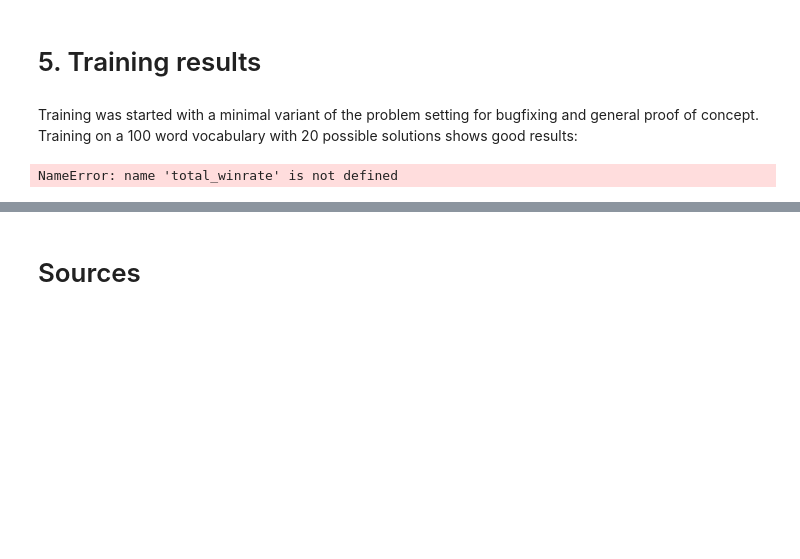
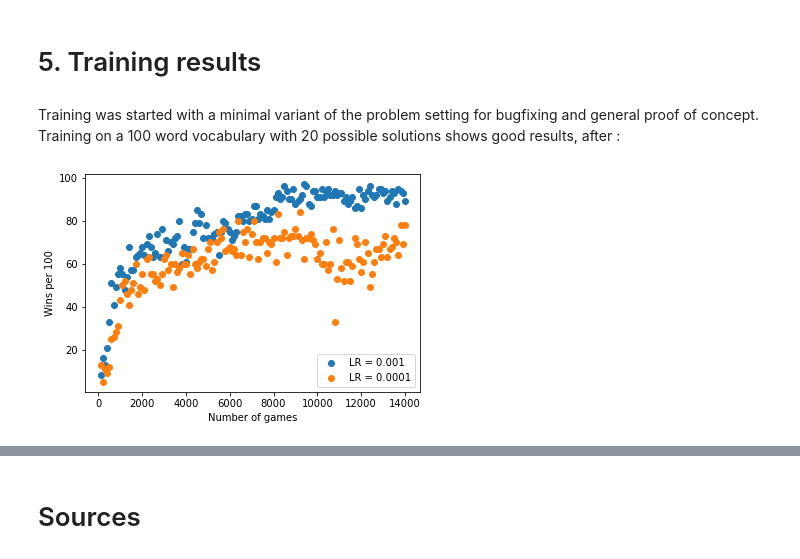
Before and after one commit to hanssssssssssssss/wordleRL, a Jupyter notebook: wordleRL.ipynb, the cells around one changed output, grey strips where cells are left out. Cells and saved outputs as stored; diff of their text form; code cells hidden in the pictures; blank space fills up the shorter version.

Commit message:
stats

```diff
--- a/wordleRL.ipynb
+++ b/wordleRL.ipynb
@@ -108,27 +108,26 @@ This allows for a model with one of the following two ways to predict the next a
     &rarr; Allows warm-starting of agents for larger vocabulary
 # %% [markdown]
 # 5. Training results
-# %% [markdown]
-Training was started with a minimal variant of the problem setting for bugfixing and general proof of concept. Training on a 100 word vocabulary with 20 possible solutions shows good results:
 # %%
 import csv
 import numpy as np
 from matplotlib import pyplot as plt
 
-n_games = []
-recent_wins = []
-total_winrate = []
+def stats_plotter(paths, labels=None):
+    for i in range(0, len(paths)):
+        n_games = []
+        recent_wins = []
+        total_winrate = []
+        with open(paths[i]) as stats_small:
+            rows = csv.reader(stats_small, delimiter=",")
+            for row in rows:
+                n_games.append(int(row[0]))
+                recent_wins.append(int(row[1]))
+                total_winrate.append(float(row[2]))
 
-with open("stats/v100s20.txt") as stats_small:
-    rows = csv.reader(stats_small, delimiter=",")
-    for row in rows:
-        n_games.append(int(row[0]))
-        recent_wins.append(int(row[1]))
-        total_winrate.append(float(row[2]))
-
-plt.scatter(x=n_games, y=recent_wins)
-plt.xlabel("Number of games")
-plt.ylabel("Wins per 100")
-plt.show()
+        plt.scatter(x=n_games, y=recent_wins, label=labels[i] if labels else None)
+    plt.xlabel("Number of games")
+    plt.ylabel("Wins per 100")
+    if labels:
+        plt.legend(loc="lower right")
+    plt.show()
-# %% [output]
-NameError: name 'total_winrate' is not defined
@@ -146,0 +134,6 @@ game = Wordle(vocab, 6, solution)
+# %% [markdown]
+Training was started with a minimal variant of the problem setting for bugfixing and general proof of concept. Training on a 100 word vocabulary with 20 possible solutions shows good results, after :
+# %%
+stats_plotter(["stats/v100s20.txt", "stats/v100s20lr0001.txt"], ["LR = 0.001", "LR = 0.0001"])
+# %% [output]
+[figure, added]
```
Also changed, not shown: parts of 6 cells of this notebook, 6 other files.
